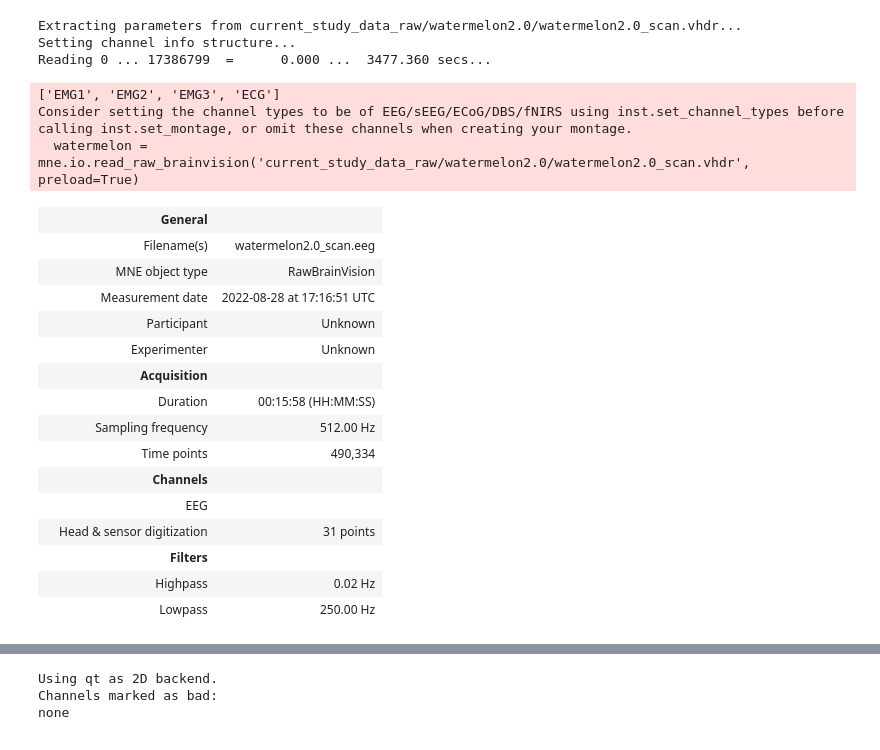
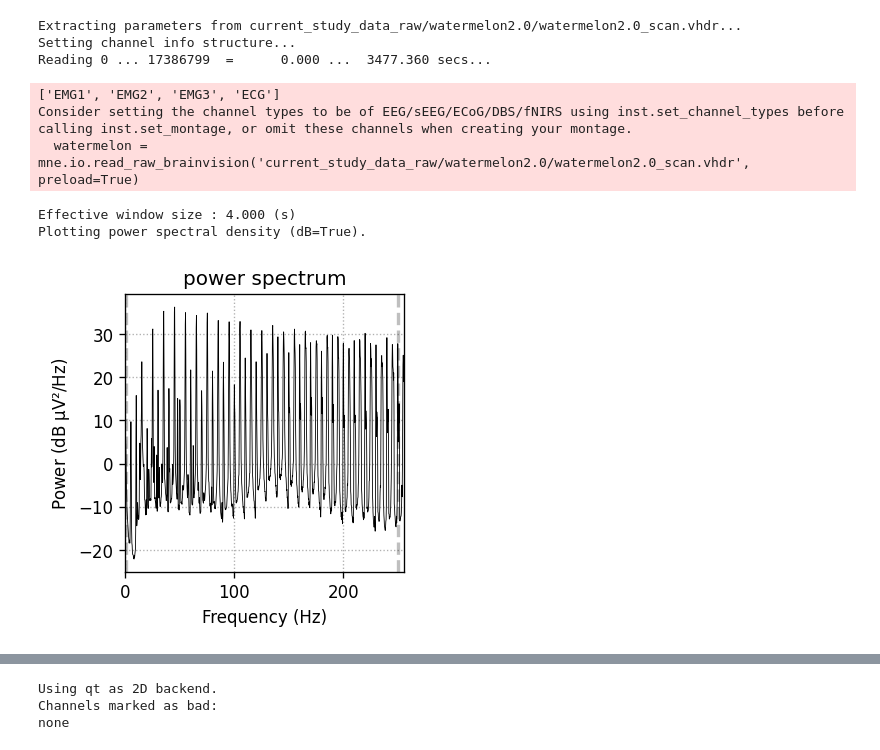
Before and after one commit to NickGreen99/EEG-ECG-Denoising-from-MRI-Interference, a Jupyter notebook: play.ipynb, the cells around one changed output, grey strips where cells are left out. Cells and saved outputs as stored; diff of their text form; code cells hidden in the pictures.

```diff
--- a/play.ipynb
+++ b/play.ipynb
@@ -4,15 +4,15 @@ import matplotlib.pyplot as plt
 
 watermelon = mne.io.read_raw_brainvision('current_study_data_raw/watermelon2.0/watermelon2.0_scan.vhdr', preload=True)
 
-chs = [
-   'Fp1','Fp2','F3','F4','C3','C4','P3','P4','O1','O2',
-  'F7','F8','T7','T8','P7','P8','FPz','Fz','Cz','Pz',
-   'POz','Oz','FT9','FT10',"TP9'","TP10'",
-   ]
+chs = watermelon.info["ch_names"][0:24]
+
 watermelon.pick(chs)
+
 watermelon.crop(tmin=1855.415, tmax=2813.099)
 watermelon.set_annotations(None)
 watermelon.resample(512.)
+watermelon = watermelon.copy().filter(l_freq=0.5, h_freq=None, verbose=False)
+#watermelon.plot()
 # %% [output]
 Extracting parameters from current_study_data_raw/watermelon2.0/watermelon2.0_scan.vhdr...
 Setting channel info structure...
@@ -20,19 +20,21 @@ Reading 0 ... 17386799  =      0.000 ...  3477.360 secs...
 ['EMG1', 'EMG2', 'EMG3', 'ECG']
 Consider setting the channel types to be of EEG/sEEG/ECoG/DBS/fNIRS using inst.set_channel_types before calling inst.set_montage, or omit these channels when creating your montage.
   watermelon = mne.io.read_raw_brainvision('current_study_data_raw/watermelon2.0/watermelon2.0_scan.vhdr', preload=True)
-|  | General |  |
-|  | Filename(s) | watermelon2.0_scan.eeg |
-|  | MNE object type | RawBrainVision |
-|  | Measurement date | 2022-08-28 at 17:16:51 UTC |
-|  | Participant | Unknown |
-|  | Experimenter | Unknown |
-|  | Acquisition |  |
-|  | Duration | 00:15:58 (HH:MM:SS) |
-|  | Sampling frequency | 512.00 Hz |
-|  | Time points | 490,334 |
-|  | Channels |  |
-|  | EEG |  |
-|  | Head & sensor digitization | 31 points |
-|  | Filters |  |
-|  | Highpass | 0.02 Hz |
-|  | Lowpass | 250.00 Hz |
+# %%
+k = watermelon.compute_psd(method='welch')
+
+spectrum = k
+
+fig, ax = plt.subplots(figsize=(3,3), dpi=120)
+# Same ideas as plot_ica_properties: dB scaling and optional log x-axis
+spectrum.plot(
+    picks=[0], axes=ax, average=True, dB=True,
+    xscale='linear'
+    #xscale='log',  # set False/'linear' if you don’t want log freq
+)
+ax.set_title('power spectrum')
+plt.show();
+# %% [output]
+Effective window size : 4.000 (s)
+Plotting power spectral density (dB=True).
+[figure, added]
```
Also changed, not shown: parts of 1 cell of this notebook, 11 other files.
